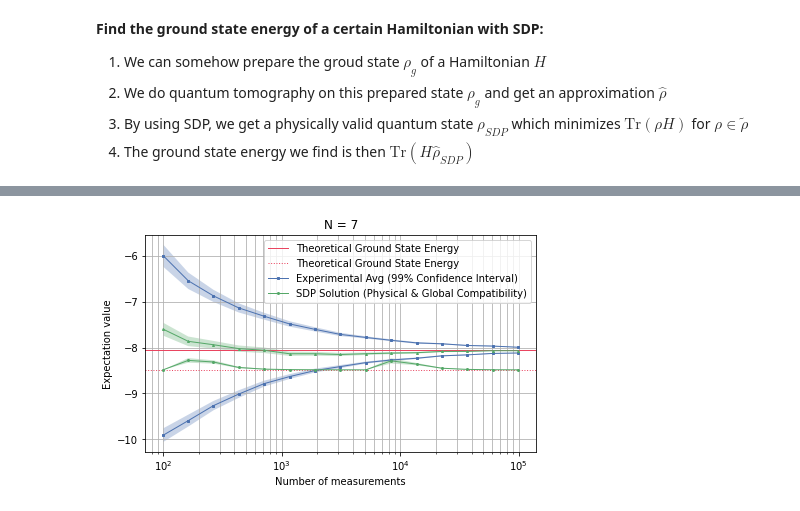
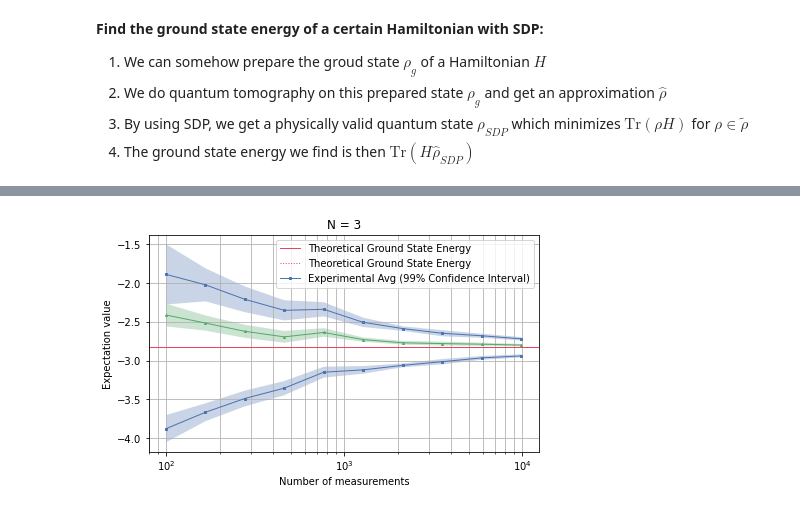
Before and after one commit to ZheruiWANG/SDP-for-VQE, a Jupyter notebook: More-Qubit Pro v3.0/plot.ipynb, the cells around one changed output, grey strips where cells are left out. Saved outputs shown, nothing was run; the diff lists cells and outputs as text; code cells hidden in the pictures.

Commit message:
Updated data generation file

```diff
--- a/More-Qubit Pro v3.0/plot.ipynb
+++ b/More-Qubit Pro v3.0/plot.ipynb
@@ -1842,5 +1004,5 @@ def time_cost_max_C0(H, measurement_dataset, N, M, K, P):
 # %%
-N = 7 # Number of qubits of the entire system
+N = 3 # Number of qubits of the entire system
 M = 2 # Number of qubits of subsystems
 G = 3 # Number of qubits of partial global system (C1)
 K = N-M+1 # Number of subsystems
@@ -1859,18 +1021,15 @@ ground_state_energy, ground_state_dm = ground_state(H_global)
 q_state = DensityMatrix(ground_state_dm)
 lower_bound = lower_bound_with_SDP(H_local, N, M, K, P)
 
-higher_bound = 0.2 # Starting trial value for the bi-search method
-higher_bound_gs = [0.1, 0.2, 0.3, 0.4, 0.5, 0.6, 0.7, 0.8] # Trial value for lower bounding the ground state energy
 threshold = 0.01 # Accuracy of the minimum relaxation value
+num_data_point = 10 # number of N_meas that we select to run
+N_meas_list = N_meas_list_func(100, 10000, num_data_point) # A list of number of measurement performed in all basis
+num_of_shot = 20 # Number of repeatation of the experiment
 
-num_data_point = 15 # number of N_meas that we select to run
-N_meas_list = N_meas_list_func(100, 100000, num_data_point) # A list of number of measurement performed in all basis
-num_of_shot = 100 # Number of repeatation of the experiment
-
-filename = 'data_N' + str(N) + '_threshold' + str(threshold)
+filename = 'data_N' + str(N) + '_threshold' + str(threshold) + 'test'
 data = np.load(filename+'.npy', allow_pickle=True)
 data = data.item()
-E_mean, E_std = process_SDP_dataset(data, num_of_shot, num_data_point, higher_bound_gs)
+E_mean, E_std = process_SDP_dataset(data, num_of_shot, num_data_point)
 # %%
 E_mean
 # %% [output]
@@ -1896,36 +1046,36 @@ plt.figure(figsize=(7, 4))
 #plt.figure(dpi=400)
 plt.axhline(y = ground_state_energy, color='#E94560', linestyle='-', linewidth=1, label="Theoretical Ground State Energy")
 plt.axhline(y = lower_bound, color='#E94560', linestyle=':', linewidth=1, label="Theoretical Ground State Energy")
 
 def rgb_to_hex(rgb):
     return '#{:02x}{:02x}{:02x}'.format(int(rgb[0]*255), int(rgb[1]*255), int(rgb[2]*255))
 color_palette = sns.color_palette('deep')
 
-type_of_constraints = ['E_min', 'E_max', 'E_min_C01', 'E_min_C01_gs0.2']
+type_of_constraints = ['E_min', 'E_max', 'E_min_C01']
 color_code_list = [rgb_to_hex(color_palette[0]), rgb_to_hex(color_palette[0]),
                    rgb_to_hex(color_palette[2]), rgb_to_hex(color_palette[2])]
 
 plt.plot(N_meas_list, E_mean['E_min'], color=color_code_list[0], linewidth=1, marker='s', markersize=2, label="Experimental Avg (99% Confidence Interval)")
 plt.plot(N_meas_list, E_mean['E_max'], color=color_code_list[0], linewidth=1, marker='s', markersize=2)
 plt.plot(N_meas_list, E_mean['E_min_C01'], color=color_code_list[2], linewidth=1, marker='^', markersize=2)
-plt.plot(N_meas_list, E_mean['E_min_C01_gs0.2'], color=color_code_list[2], linewidth=1, marker='o', markersize=2, label="SDP Solution (Physical & Global Compatibility)")
+#plt.plot(N_meas_list, E_mean['E_min_C01_gs0.2'], color=color_code_list[2], linewidth=1, marker='o', markersize=2, label="SDP Solution (Physical & Global Compatibility)")
 
 for key in type_of_constraints:
     i = type_of_constraints.index(key)
     plt.fill_between(N_meas_list, E_mean[key]-2.58*E_std[key], E_mean[key]+2.58*E_std[key], facecolor=color_code_list[i], alpha=0.3)
 
 plt.xscale('log')
 plt.title('N = %s' % N)
 plt.xlabel('Number of measurements')
 plt.ylabel('Expectation value')
 plt.legend()
 plt.grid(True, which="both", ls="-")
 figurename = '%s.pdf' % filename
 figurename = 'test.pdf'
 plt.savefig(figurename)
 plt.show()
 # %% [output]
-[figure, old version]
+[figure, new version]
 # %%
 plt.figure(figsize=(7, 4))
 #plt.figure(dpi=400)
```
Also changed, not shown: parts of 4 cells of this notebook, 45 other files.
